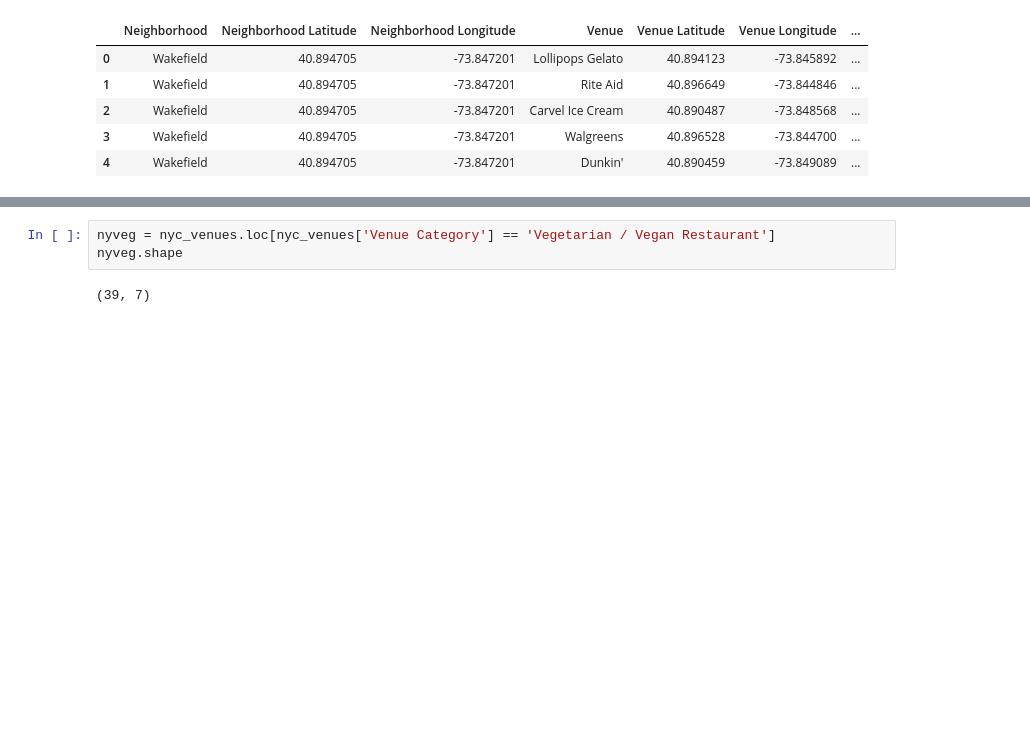
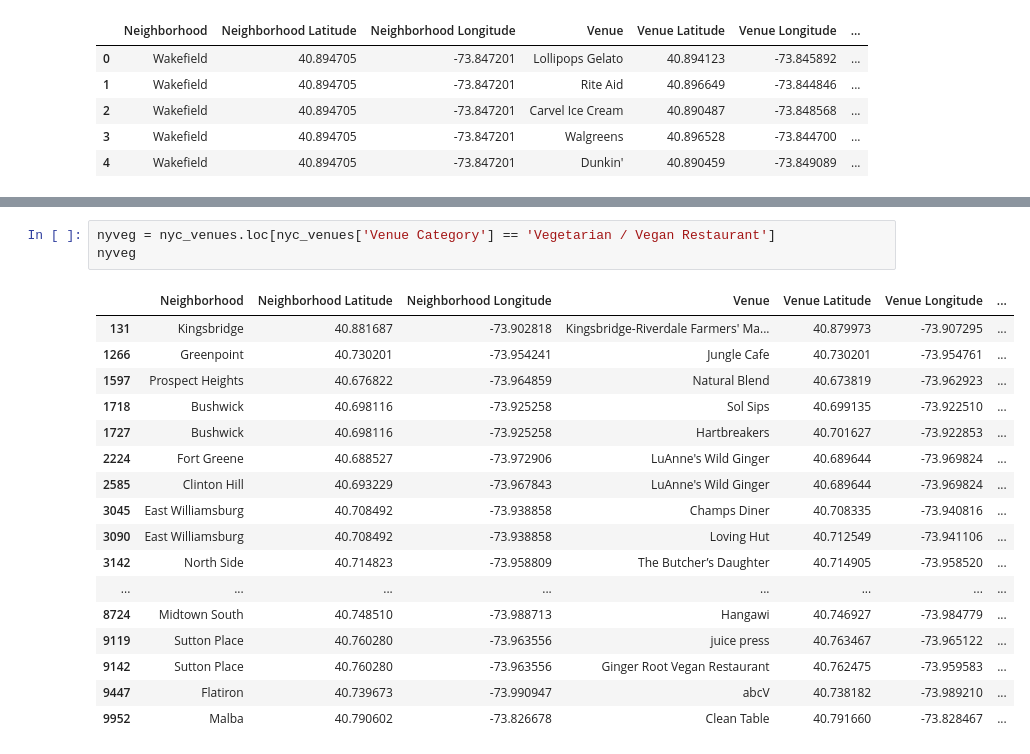
Before and after one commit to pinkslp/Coursera_Capstone, a Jupyter notebook: Capstone.ipynb, the cells around one changed output, grey strips where cells are left out. Drawn from its saved outputs; the diff is of its cells as text; blank space fills up the shorter version.

```diff
--- a/Capstone.ipynb
+++ b/Capstone.ipynb
@@ -566,5 +582,21 @@ trawveg.shape
 # %%
 nyveg = nyc_venues.loc[nyc_venues['Venue Category'] == 'Vegetarian / Vegan Restaurant']
-nyveg.shape
+nyveg
 # %% [output]
-(39, 7)
+|  | Neighborhood | Neighborhood Latitude | Neighborhood Longitude | Venue | Venue Latitude | Venue Longitude | ... |
+| 131 | Kingsbridge | 40.881687 | -73.902818 | Kingsbridge-Riverdale Farmers' Ma... | 40.879973 | -73.907295 | ... |
+| 1266 | Greenpoint | 40.730201 | -73.954241 | Jungle Cafe | 40.730201 | -73.954761 | ... |
+| 1597 | Prospect Heights | 40.676822 | -73.964859 | Natural Blend | 40.673819 | -73.962923 | ... |
+| 1718 | Bushwick | 40.698116 | -73.925258 | Sol Sips | 40.699135 | -73.922510 | ... |
+| 1727 | Bushwick | 40.698116 | -73.925258 | Hartbreakers | 40.701627 | -73.922853 | ... |
+| 2224 | Fort Greene | 40.688527 | -73.972906 | LuAnne's Wild Ginger | 40.689644 | -73.969824 | ... |
+| 2585 | Clinton Hill | 40.693229 | -73.967843 | LuAnne's Wild Ginger | 40.689644 | -73.969824 | ... |
+| 3045 | East Williamsburg | 40.708492 | -73.938858 | Champs Diner | 40.708335 | -73.940816 | ... |
+| 3090 | East Williamsburg | 40.708492 | -73.938858 | Loving Hut | 40.712549 | -73.941106 | ... |
+| 3142 | North Side | 40.714823 | -73.958809 | The Butcher’s Daughter | 40.714905 | -73.958520 | ... |
+| ... | ... | ... | ... | ... | ... | ... | ... |
+| 8724 | Midtown South | 40.748510 | -73.988713 | Hangawi | 40.746927 | -73.984779 | ... |
+| 9119 | Sutton Place | 40.760280 | -73.963556 | juice press | 40.763467 | -73.965122 | ... |
+| 9142 | Sutton Place | 40.760280 | -73.963556 | Ginger Root Vegan Restaurant | 40.762475 | -73.959583 | ... |
+| 9447 | Flatiron | 40.739673 | -73.990947 | abcV | 40.738182 | -73.989210 | ... |
+| 9952 | Malba | 40.790602 | -73.826678 | Clean Table | 40.791660 | -73.828467 | ... |
```
Also changed, not shown: parts of 8 cells of this notebook.
